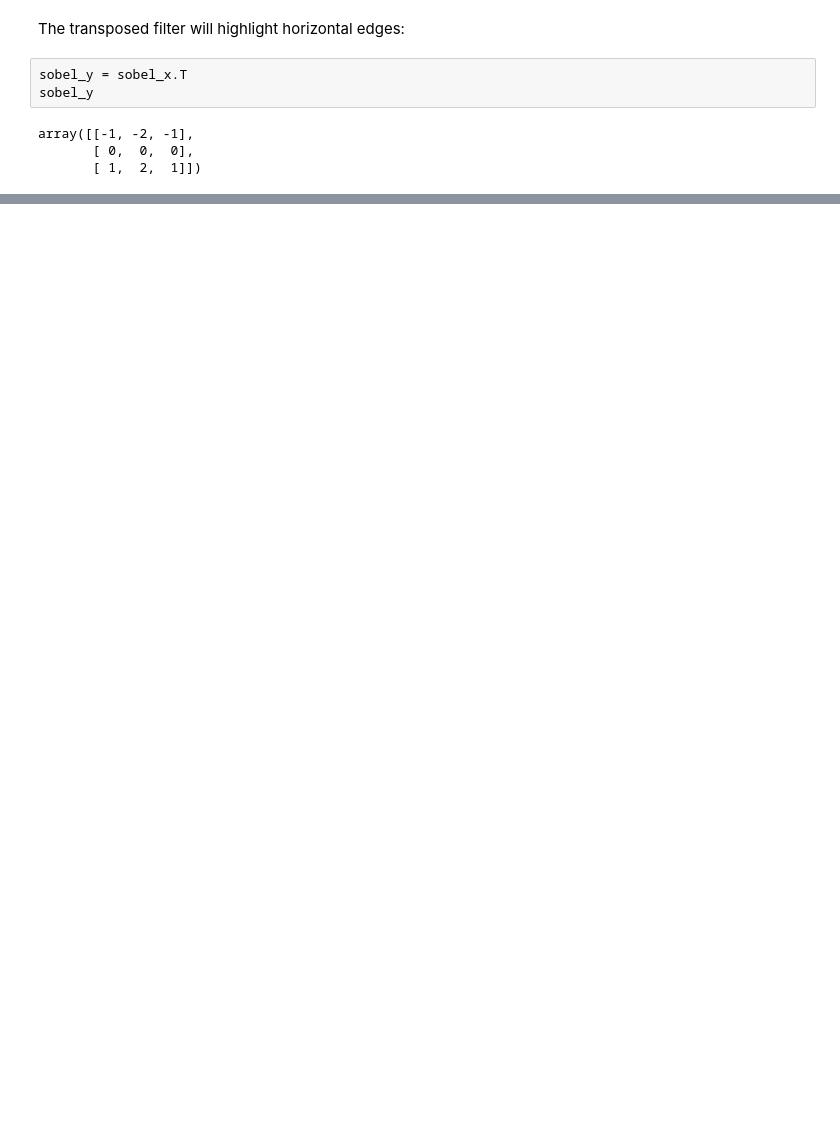
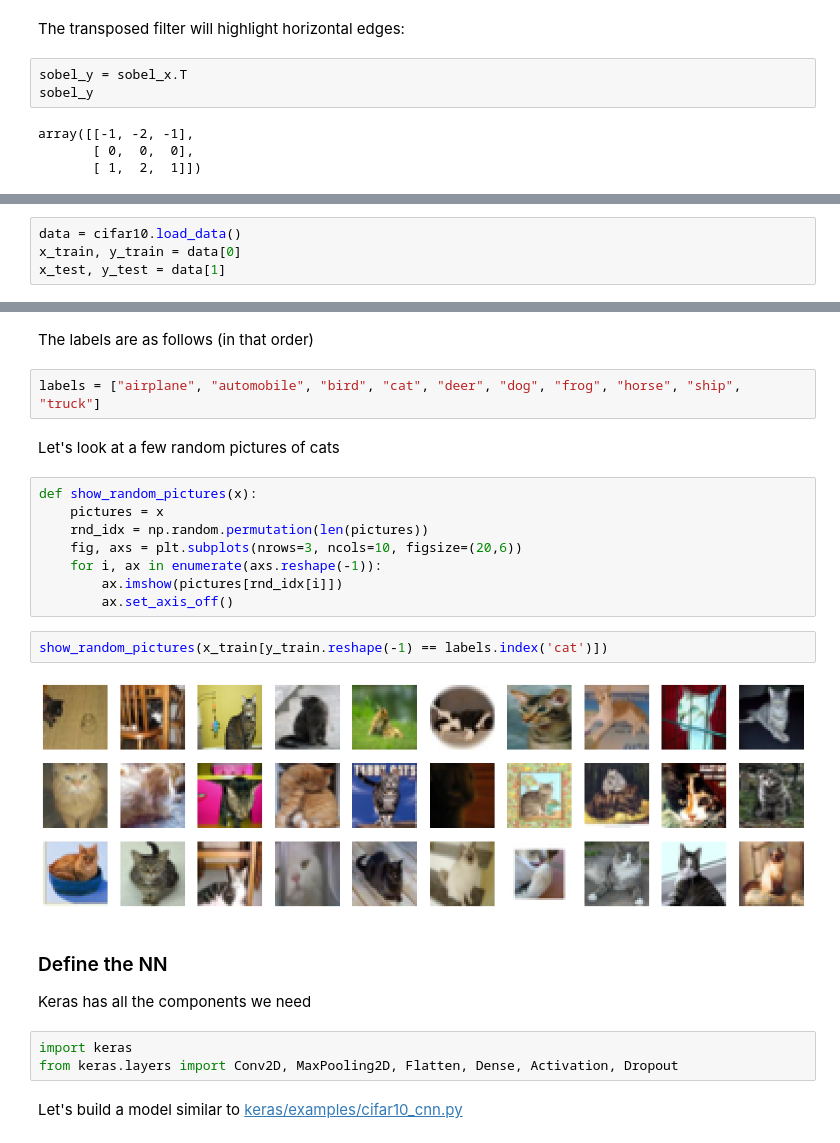
Before and after one commit to nikoladze/LMU_DA_ML, a Jupyter notebook: CNNIntro.ipynb, the cells around one changed output, grey strips where cells are left out. Drawn from its saved outputs; the diff is of its cells as text; blank space fills up the shorter version.

```diff
--- a/CNNIntro.ipynb
+++ b/CNNIntro.ipynb
@@ -125,0 +140,4 @@ The fully connected network either has all output pixels of the last convolution
+# %%
+data = cifar10.load_data()
+x_train, y_train = data[0]
+x_test, y_test = data[1]
@@ -125,0 +165,26 @@ The fully connected network either has all output pixels of the last convolution
+# %% [markdown]
+The labels are as follows (in that order)
+# %%
+labels = ["airplane", "automobile", "bird", "cat", "deer", "dog", "frog", "horse", "ship", "truck"]
+# %% [markdown]
+Let's look at a few random pictures of cats
+# %%
+def show_random_pictures(x):
+    pictures = x
+    rnd_idx = np.random.permutation(len(pictures))
+    fig, axs = plt.subplots(nrows=3, ncols=10, figsize=(20,6))
+    for i, ax in enumerate(axs.reshape(-1)):
+        ax.imshow(pictures[rnd_idx[i]])
+        ax.set_axis_off()
+# %%
+show_random_pictures(x_train[y_train.reshape(-1) == labels.index('cat')])
+# %% [output]
+[figure, added]
+# %% [markdown]
+### Define the NN
+Keras has all the components we need
+# %%
+import keras
+from keras.layers import Conv2D, MaxPooling2D, Flatten, Dense, Activation, Dropout
+# %% [markdown]
+Let's build a model similar to [keras/examples/cifar10_cnn.py](https://github.com/keras-team/keras/blob/master/examples/cifar10_cnn.py)
```
Also changed, not shown: parts of 53 cells of this notebook.
